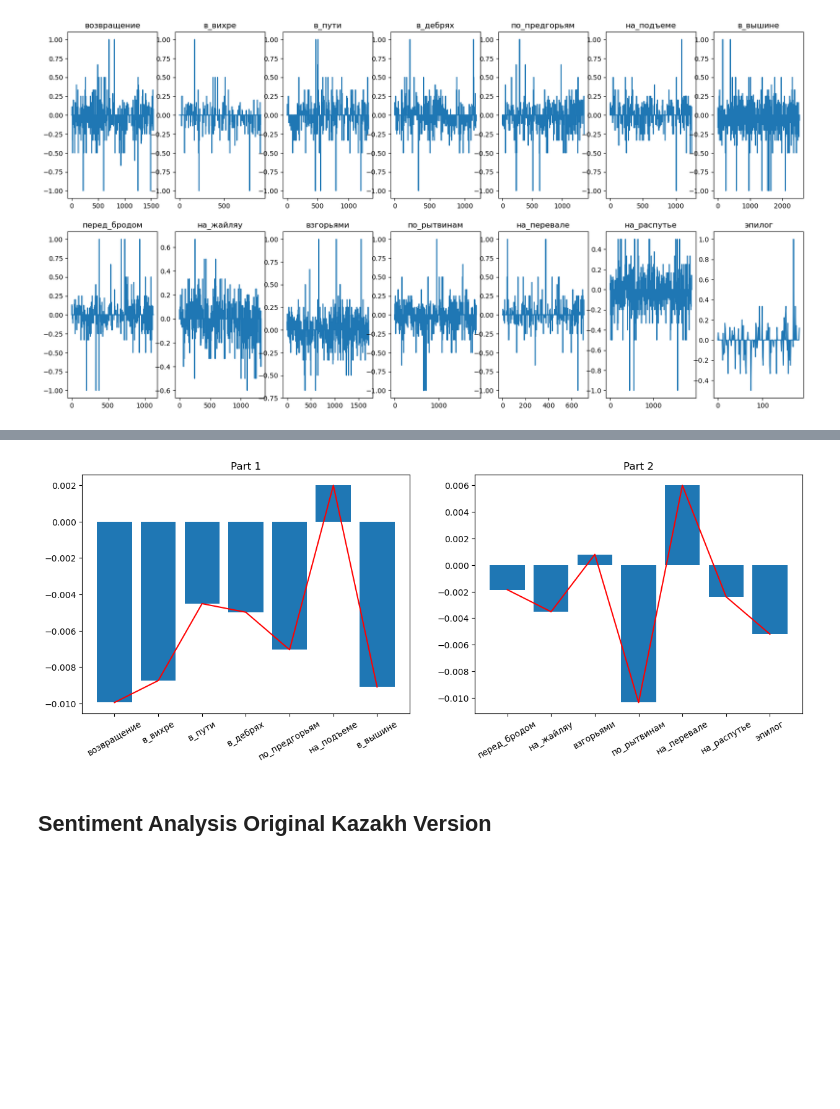
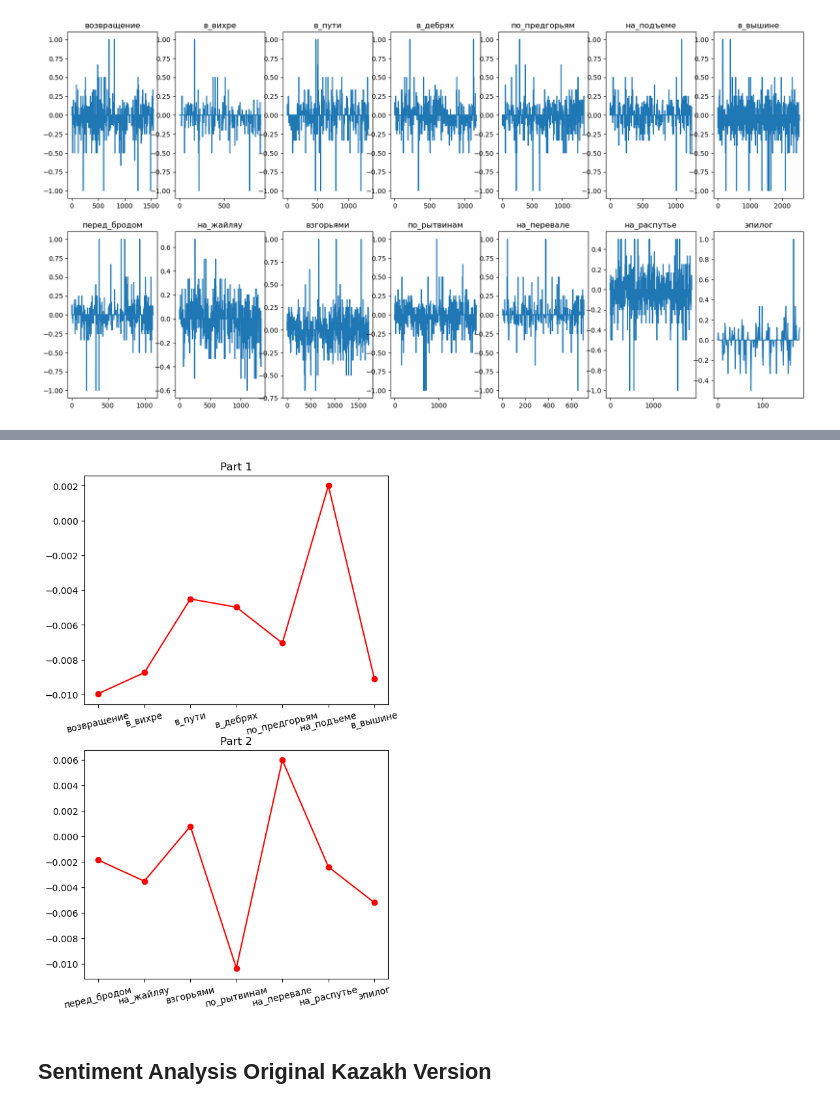
Before and after one commit to salamnocap/Abai-Text-Analysis, a Jupyter notebook: analysis/SentimentAnalysis.ipynb, the cells around one changed output, grey strips where cells are left out. Drawn from its saved outputs; the diff is of its cells as text; code cells hidden in the pictures; blank space fills up the shorter version.

```diff
--- a/analysis/SentimentAnalysis.ipynb
+++ b/analysis/SentimentAnalysis.ipynb
@@ -341,18 +339,16 @@ plot_sentiment(ru_sentiment, ru_part1_chapters, ru_part2_chapters, -1, 1)
 # %%
-fig, axs = plt.subplots(1, 2, figsize=(15, 5))
+fig, axs = plt.subplots(2, 1, figsize=(6, 10))
 
-axs[0].bar(ru_sentiment_mean['part1'].keys(), ru_sentiment_mean['part1'].values())
-axs[0].plot(ru_sentiment_mean['part1'].keys(), ru_sentiment_mean['part1'].values(), color='red')
-axs[0].xaxis.set_tick_params(rotation=30)
+axs[0].plot(ru_sentiment_mean['part1'].keys(), ru_sentiment_mean['part1'].values(), color='red', marker='o')
+axs[0].xaxis.set_tick_params(rotation=13)
 axs[0].set_title('Part 1')
 
-axs[1].bar(ru_sentiment_mean['part2'].keys(), ru_sentiment_mean['part2'].values())
-axs[1].plot(ru_sentiment_mean['part2'].keys(), ru_sentiment_mean['part2'].values(), color='red')
-axs[1].xaxis.set_tick_params(rotation=30)
+axs[1].plot(ru_sentiment_mean['part2'].keys(), ru_sentiment_mean['part2'].values(), color='red', marker='o')
+axs[1].xaxis.set_tick_params(rotation=13)
 axs[1].set_title('Part 2')
 plt.show()
 # %% [output]
-[figure, old version]
+[figure, new version]
 # %% [markdown]
 ## Sentiment Analysis Original Kazakh Version
 # %%
```
Also changed, not shown: parts of 8 cells of this notebook, 4 other files.
